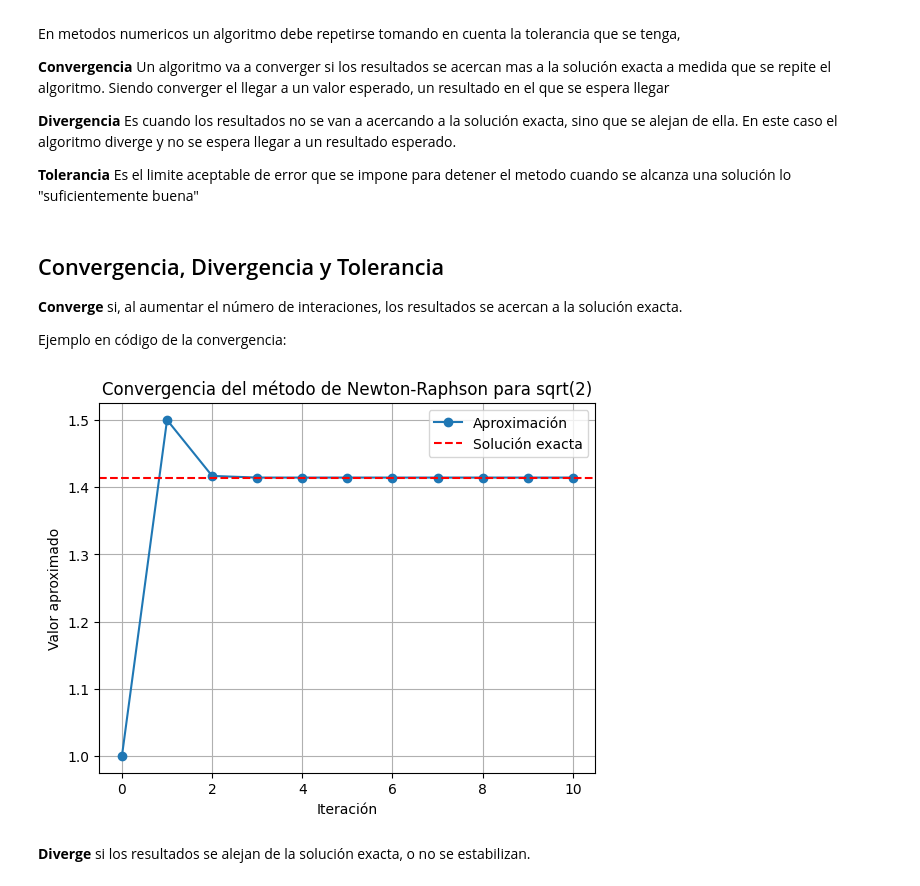
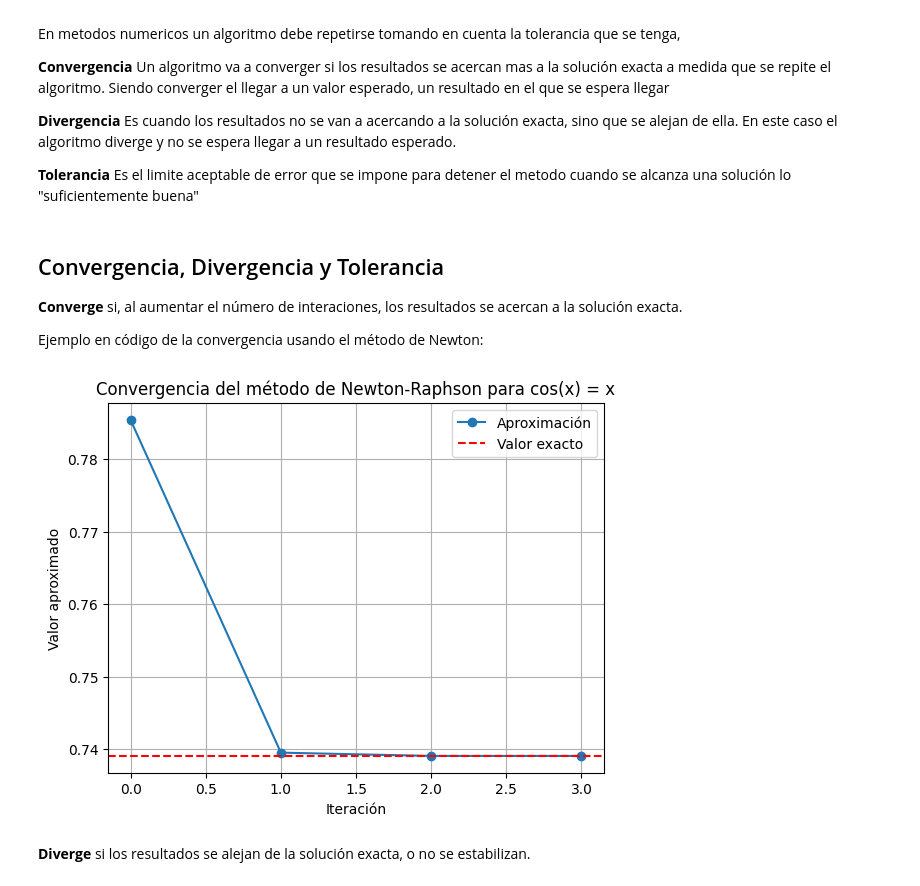
Before and after one commit to BrandonFreire/Metodos_Numericos_2025A, a Jupyter notebook: Clases/Class2.ipynb, the cells around one changed output. Saved outputs shown, nothing was run; the diff lists cells and outputs as text; code cells hidden in the pictures.

```diff
--- a/Clases/Class2.ipynb
+++ b/Clases/Class2.ipynb
@@ -437,32 +437,52 @@ En metodos numericos un algoritmo debe repetirse tomando en cuenta la tolerancia
 
 **Converge** si, al aumentar el número de interaciones, los resultados se acercan a la solución exacta.
 
-Ejemplo en código de la convergencia:
+Ejemplo en código de la convergencia usando el método de Newton:
 # %%
 import matplotlib.pyplot as plt
+import math
 
-# Ejemplo: Aproximación de la raíz cuadrada de 2 usando el método de Newton-Raphson
-def newton_raphson_sqrt2(iteraciones):
-    x = 1.0  # Valor inicial
-    aproximaciones = [x]
-    for _ in range(iteraciones):
-        x = 0.5 * (x + 2 / x)
-        aproximaciones.append(x)
+# Defnición de la función
+def f(x):
+    return math.cos(x) - x
+
+# Definición de la derivada de la función
+def df(x):
+    return -math.sin(x) - 1
+
+# Método de Newton-Raphson
+def newton_raphson(xn_1, tol, iter):
+    i = 1
+    aproximaciones = [xn_1]
+    while i <= iter:
+        x_n = xn_1 - f(xn_1)/df(xn_1)
+        aproximaciones.append(x_n)
+        if abs(x_n - xn_1) < tol:
+            return aproximaciones
+        i += 1
+        xn_1 = x_n
     return aproximaciones
 
-iteraciones = 10
-aprox = newton_raphson_sqrt2(iteraciones)
-solucion_exacta = 2 ** 0.5
+xn_1 = math.pi/4  # Aproximación inicial
+tol = 1e-6      # Tolerancia
+iteraciones = 10        # Número máximo de iteraciones
 
-plt.plot(range(iteraciones + 1), aprox, marker='o', label='Aproximación')
-plt.axhline(solucion_exacta, color='r', linestyle='--', label='Solución exacta')
-plt.xlabel('Iteración')
-plt.ylabel('Valor aproximado')
-plt.title('Convergencia del método de Newton-Raphson para sqrt(2)')
-plt.legend()
-plt.grid(True)
-plt.show()
+aproximaciones = newton_raphson(xn_1, tol, iteraciones)
+
+def graficar_convergencia(aprox, valor_exacto):
+    plt.plot(range(len(aprox)), aprox, marker='o', label='Aproximación')
+    plt.axhline(valor_exacto, color='r', linestyle='--', label='Valor exacto')
+    plt.xlabel('Iteración')
+    plt.ylabel('Valor aproximado')
+    plt.title('Convergencia del método de Newton-Raphson para cos(x) = x')
+    plt.legend()
+    plt.grid(True)
+    plt.show()
+
+# Grafico de la convergencia:
+valor_exacto = 0.7390851332  # Aproximación de la raíz de cos(x) = x
+graficar_convergencia(aproximaciones, valor_exacto)
 # %% [output]
-[figure, old version]
+[figure, new version]
 # %% [markdown]
 **Diverge** si los resultados se alejan de la solución exacta, o no se estabilizan.
```
Also changed, not shown: parts of 1 cell of this notebook, 1 other file.
